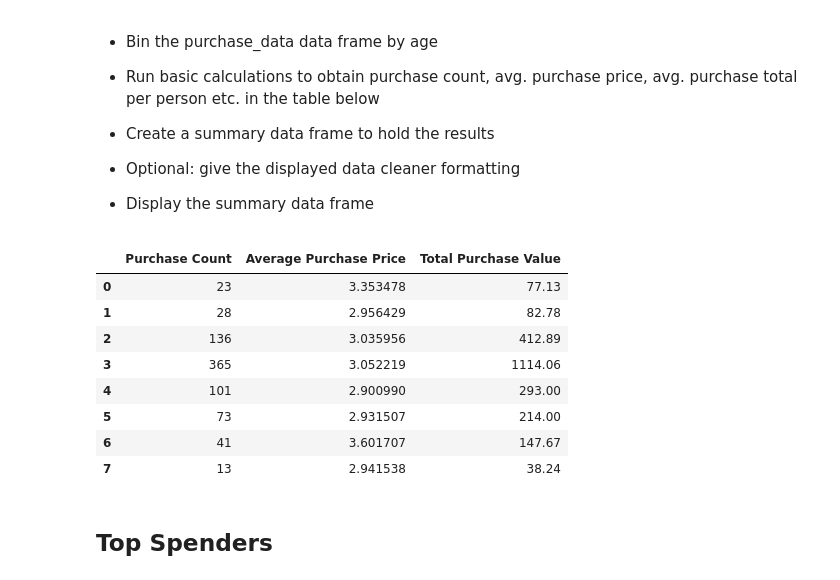
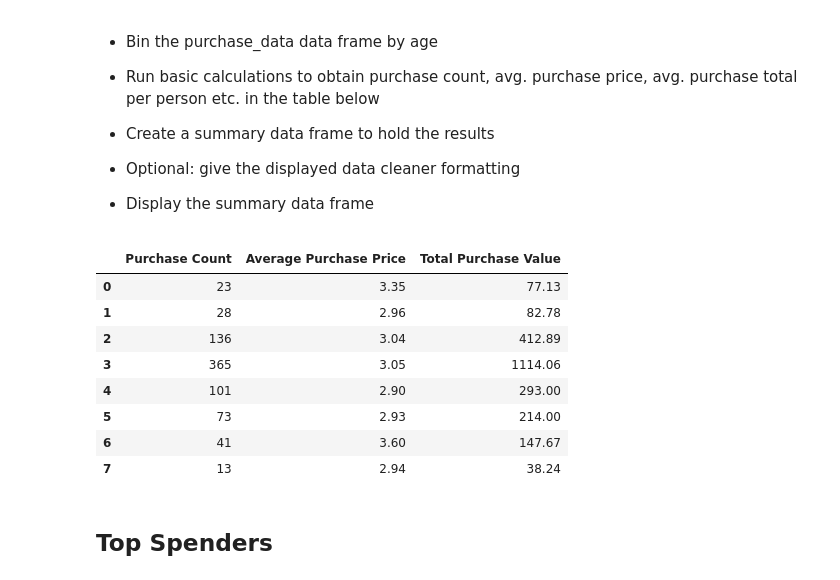
Before and after one commit to cgardner1388/Pandas-Analysis, a Jupyter notebook: HeroesOfPymoli/HeroesOfPymoli.ipynb, the cells around one changed output. Drawn from its saved outputs; the diff is of its cells as text; code cells hidden in the pictures.

```diff
--- a/HeroesOfPymoli/HeroesOfPymoli.ipynb
+++ b/HeroesOfPymoli/HeroesOfPymoli.ipynb
@@ -300,49 +300,49 @@ thirty= len(thirty_bin)
 thirtyfive_bin= purchase_data.loc[purchase_data["Age Group"] == "35-39"]
 thirtyfive= len(thirtyfive_bin)
 #+40
 overforty_bin= purchase_data.loc[purchase_data["Age Group"] == "40+"]
 overforty= len(overforty_bin)
 
 #Average Purchase Price
-avg_purchase_less_then_ten = (total_less_then_ten/lessthen_ten)
-avg_purchase_ten = (total_ten/ten)
-avg_purchase_fifteen = (total_fifteen/fifteen)
-avg_purchase_twenty = (total_twenty/twenty)
-avg_purchase_twentyfive = (total_twentyfive/twentyfive)
-avg_purchase_thirty = (total_thirty/thirty)
-avg_purchase_thirtyfive = (total_thirtyfive/thirtyfive)
-avg_purchase_overforty = (total_overforty/overforty)
+avg_purchase_less_then_ten = round((total_less_then_ten/lessthen_ten),2)
+avg_purchase_ten = round((total_ten/ten),2)
+avg_purchase_fifteen = round((total_fifteen/fifteen),2)
+avg_purchase_twenty = round((total_twenty/twenty),2)
+avg_purchase_twentyfive = round((total_twentyfive/twentyfive),2)
+avg_purchase_thirty = round((total_thirty/thirty),2)
+avg_purchase_thirtyfive = round((total_thirtyfive/thirtyfive),2)
+avg_purchase_overforty = round((total_overforty/overforty),2)
 
 
 #Total Purchase Value
 total_less_then_ten = lessthen_ten_bin["Price"].sum()
 total_ten = ten_bin["Price"].sum()
 total_fifteen = fifteen_bin["Price"].sum()
 total_twenty = twenty_bin["Price"].sum()
 total_twentyfive = twentyfive_bin["Price"].sum()
 total_thirty = thirty_bin["Price"].sum()
 total_thirtyfive = thirtyfive_bin ["Price"].sum()
 total_overforty = overforty_bin ["Price"].sum()
 
 
 #Avg Total Purchase per Person
 
 #Create the table
 Age_Dem_Purchasing = {"Purchase Count" : [lessthen_ten,ten,fifteen,twenty,twentyfive,thirty,thirtyfive,overforty],
                       "Average Purchase Price" : [avg_purchase_less_then_ten,avg_purchase_ten,avg_purchase_fifteen,avg_purchase_twenty,avg_purchase_twentyfive,avg_purchase_thirty,avg_purchase_thirtyfive ,avg_purchase_overforty],
            "Total Purchase Value" : [total_less_then_ten,total_ten,total_fifteen,total_twenty,total_twentyfive,total_thirty,total_thirtyfive,total_overforty]}
 Age_Dem_Purchasing_Df = pd.DataFrame(Age_Dem_Purchasing)
 Age_Dem_Purchasing_Df
 # %% [output]
 |  | Purchase Count | Average Purchase Price | Total Purchase Value |
-| 0 | 23 | 3.353478 | 77.13 |
-| 1 | 28 | 2.956429 | 82.78 |
-| 2 | 136 | 3.035956 | 412.89 |
-| 3 | 365 | 3.052219 | 1114.06 |
-| 4 | 101 | 2.900990 | 293.00 |
-| 5 | 73 | 2.931507 | 214.00 |
-| 6 | 41 | 3.601707 | 147.67 |
-| 7 | 13 | 2.941538 | 38.24 |
+| 0 | 23 | 3.35 | 77.13 |
+| 1 | 28 | 2.96 | 82.78 |
+| 2 | 136 | 3.04 | 412.89 |
+| 3 | 365 | 3.05 | 1114.06 |
+| 4 | 101 | 2.90 | 293.00 |
+| 5 | 73 | 2.93 | 214.00 |
+| 6 | 41 | 3.60 | 147.67 |
+| 7 | 13 | 2.94 | 38.24 |
 # %% [markdown]
 ## Top Spenders
 # %% [markdown]
```
Also changed, not shown: 2 other files.
